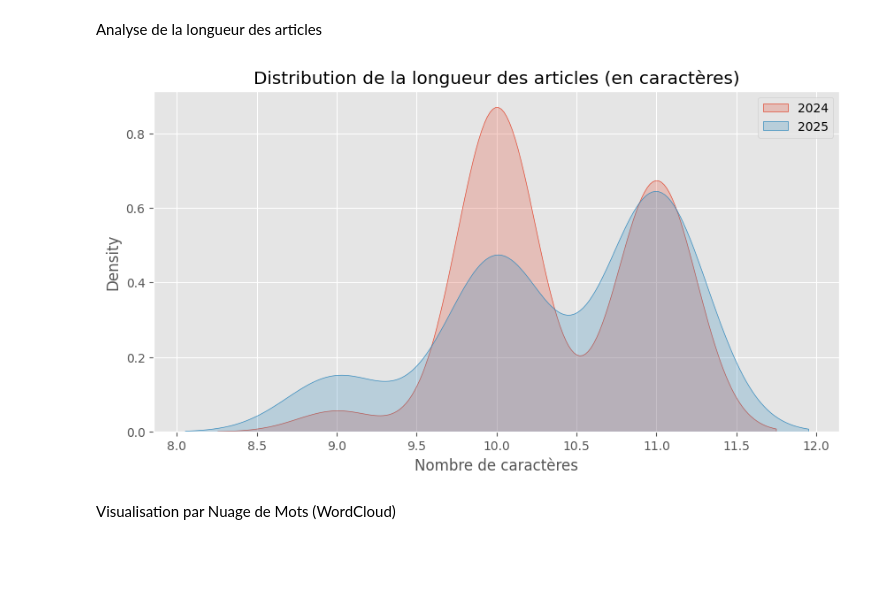
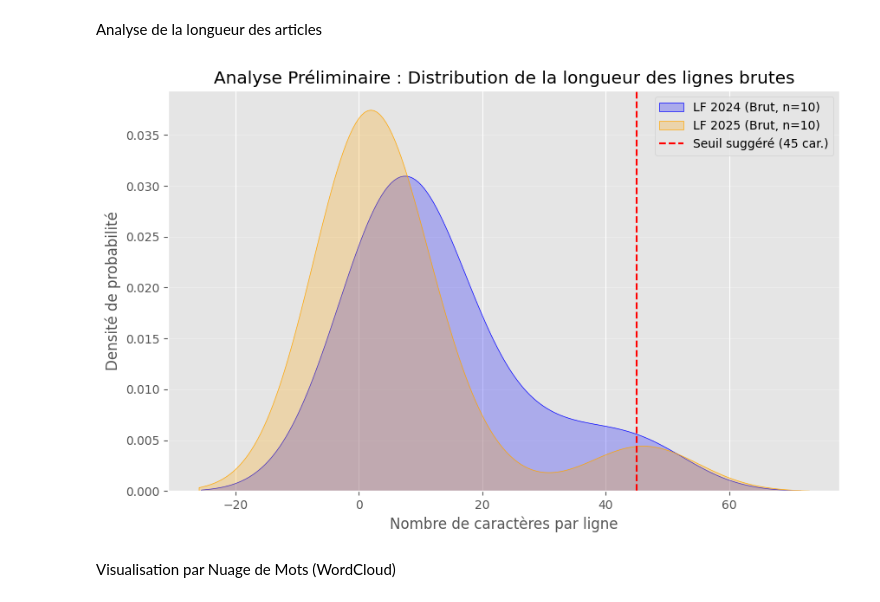
Before and after one commit to EMOS655/Projet-NLP, a Jupyter notebook: notebooks/01_exploration.ipynb, the cells around one changed output. Cells and saved outputs as stored; diff of their text form; code cells hidden in the pictures; blank space fills up the shorter version.

```diff
--- a/notebooks/01_exploration.ipynb
+++ b/notebooks/01_exploration.ipynb
@@ -83,19 +194,35 @@ Nombre d'articles extraits en 2025 : 51
 # %% [markdown]
 Analyse de la longueur des articles
-# %%
-# Préparation des données pour la visualisation
-len_24 = [len(str(art)) for art in data_24.get('articles', [])]
-len_25 = [len(str(art)) for art in data_25.get('articles', [])]
-
-plt.figure(figsize=(10, 5))
-sns.kdeplot(len_24, label="2024", fill=True)
-sns.kdeplot(len_25, label="2025", fill=True)
-plt.title("Distribution de la longueur des articles (en caractères)")
-plt.xlabel("Nombre de caractères")
-plt.legend()
-plt.show()
-# %% [output]
-[figure, removed]
+# %%
+import matplotlib.pyplot as plt
+import seaborn as sns
+
+# Préparation des données à partir des extractions brutes précédentes
+# On mesure la longueur de la colonne 'Contenu Brut' pour chaque DataFrame
+len_24 = df_2024['Contenu Brut'].str.len().tolist() if not df_2024.empty else []
+len_25 = df_2025['Contenu Brut'].str.len().tolist() if not df_2025.empty else []
+
+if len_24 or len_25:
+    plt.figure(figsize=(10, 6))
+
+    # Génération des courbes de densité
+    if len_24:
+        sns.kdeplot(len_24, label=f"LF 2024 (Brut, n={len(len_24)})", fill=True, color="blue")
+    if len_25:
+        sns.kdeplot(len_25, label=f"LF 2025 (Brut, n={len(len_25)})", fill=True, color="orange")
+
+    # Configuration esthétique
+    plt.title("Analyse Préliminaire : Distribution de la longueur des lignes brutes")
+    plt.xlabel("Nombre de caractères par ligne")
+    plt.ylabel("Densité de probabilité")
+    plt.axvline(x=45, color='red', linestyle='--', label="Seuil suggéré (45 car.)")
+    plt.legend()
+    plt.grid(axis='y', alpha=0.3)
+    plt.show()
+else:
+    print("[!] Aucun échantillon disponible pour la visualisation.")
+# %% [output]
+[figure, added]
 # %% [markdown]
 Visualisation par Nuage de Mots (WordCloud)
 # %%
```
Also changed, not shown: parts of 7 cells of this notebook, 9 other files.
